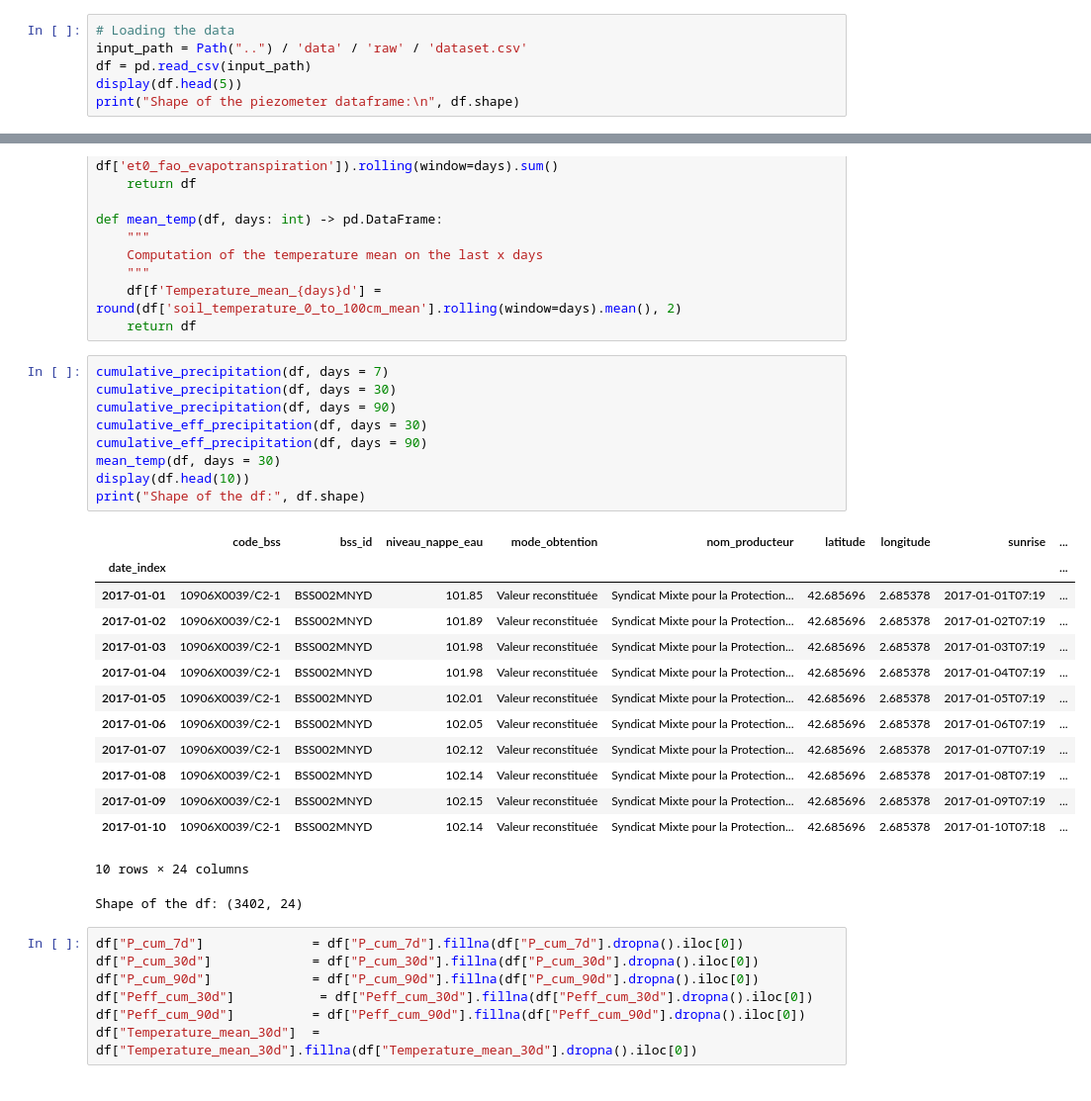
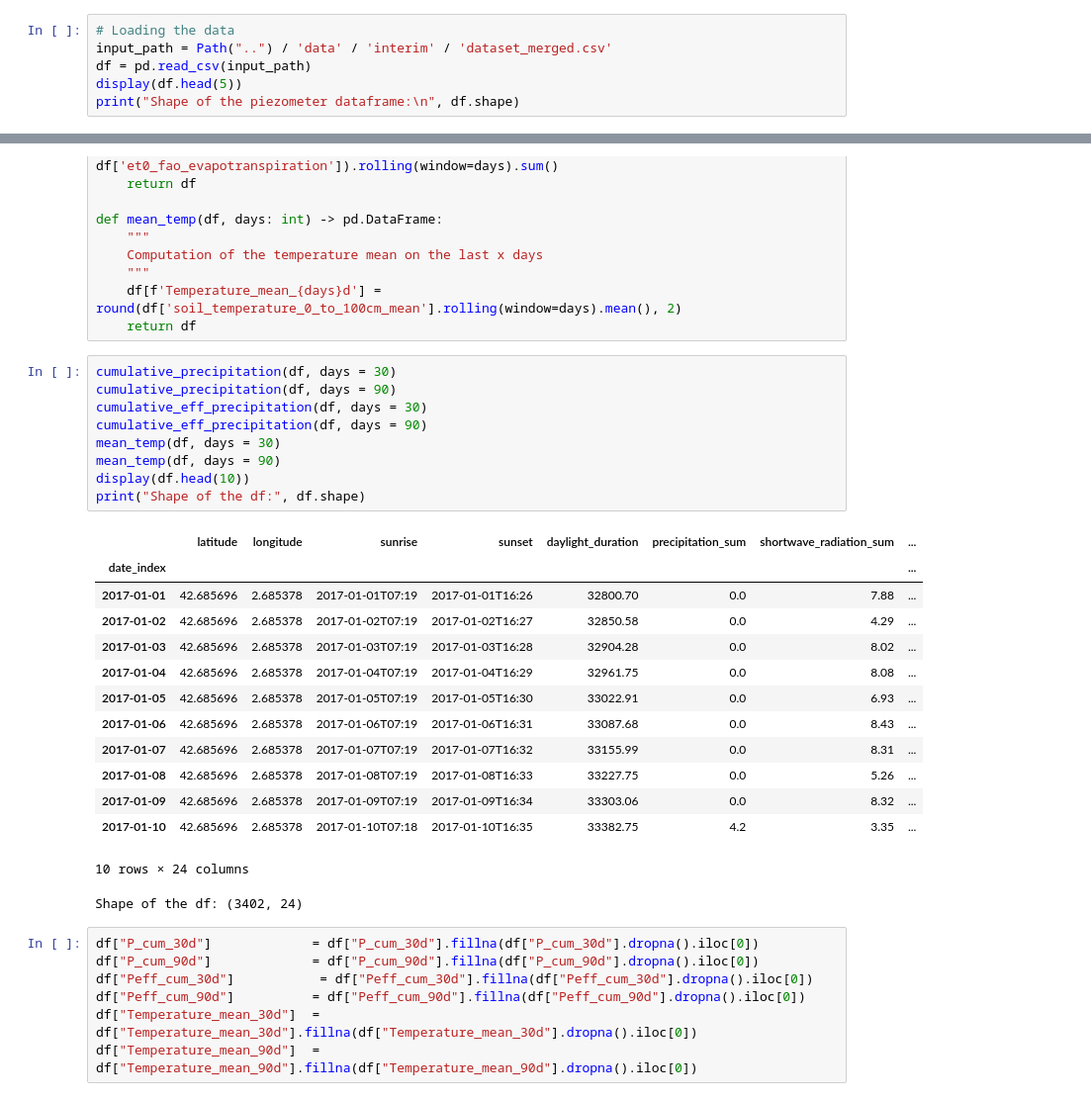
Before and after one commit to lauradmch/NappeCast-forecasting, a Jupyter notebook: notebooks/features_engineering.ipynb, the cells around one changed output, grey strips where cells are left out. Shown at 99% size. Cells and saved outputs as stored; diff of their text form.

```diff
--- a/notebooks/features_engineering.ipynb
+++ b/notebooks/features_engineering.ipynb
@@ -8,6 +10,6 @@ import numpy as np
 # %%
 # Loading the data
-input_path = Path("..") / 'data' / 'raw' / 'dataset.csv'
+input_path = Path("..") / 'data' / 'interim' / 'dataset_merged.csv'
 df = pd.read_csv(input_path)
 display(df.head(5))
 print("Shape of the piezometer dataframe:\n", df.shape)
@@ -178,36 +180,36 @@ def mean_temp(df, days: int) -> pd.DataFrame:
     df[f'Temperature_mean_{days}d'] = round(df['soil_temperature_0_to_100cm_mean'].rolling(window=days).mean(), 2)
     return df
 # %%
-cumulative_precipitation(df, days = 7)
 cumulative_precipitation(df, days = 30)
 cumulative_precipitation(df, days = 90)
 cumulative_eff_precipitation(df, days = 30)
 cumulative_eff_precipitation(df, days = 90)
 mean_temp(df, days = 30)
+mean_temp(df, days = 90)
 display(df.head(10))
 print("Shape of the df:", df.shape)
 # %% [output]
-|  | code_bss | bss_id | niveau_nappe_eau | mode_obtention | nom_producteur | latitude | longitude | sunrise | ... |
-| date_index |  |  |  |  |  |  |  |  | ... |
-| 2017-01-01 | 10906X0039/C2-1 | BSS002MNYD | 101.85 | Valeur reconstituée | Syndicat Mixte pour la Protection... | 42.685696 | 2.685378 | 2017-01-01T07:19 | ... |
-| 2017-01-02 | 10906X0039/C2-1 | BSS002MNYD | 101.89 | Valeur reconstituée | Syndicat Mixte pour la Protection... | 42.685696 | 2.685378 | 2017-01-02T07:19 | ... |
-| 2017-01-03 | 10906X0039/C2-1 | BSS002MNYD | 101.98 | Valeur reconstituée | Syndicat Mixte pour la Protection... | 42.685696 | 2.685378 | 2017-01-03T07:19 | ... |
-| 2017-01-04 | 10906X0039/C2-1 | BSS002MNYD | 101.98 | Valeur reconstituée | Syndicat Mixte pour la Protection... | 42.685696 | 2.685378 | 2017-01-04T07:19 | ... |
-| 2017-01-05 | 10906X0039/C2-1 | BSS002MNYD | 102.01 | Valeur reconstituée | Syndicat Mixte pour la Protection... | 42.685696 | 2.685378 | 2017-01-05T07:19 | ... |
-| 2017-01-06 | 10906X0039/C2-1 | BSS002MNYD | 102.05 | Valeur reconstituée | Syndicat Mixte pour la Protection... | 42.685696 | 2.685378 | 2017-01-06T07:19 | ... |
-| 2017-01-07 | 10906X0039/C2-1 | BSS002MNYD | 102.12 | Valeur reconstituée | Syndicat Mixte pour la Protection... | 42.685696 | 2.685378 | 2017-01-07T07:19 | ... |
-| 2017-01-08 | 10906X0039/C2-1 | BSS002MNYD | 102.14 | Valeur reconstituée | Syndicat Mixte pour la Protection... | 42.685696 | 2.685378 | 2017-01-08T07:19 | ... |
-| 2017-01-09 | 10906X0039/C2-1 | BSS002MNYD | 102.15 | Valeur reconstituée | Syndicat Mixte pour la Protection... | 42.685696 | 2.685378 | 2017-01-09T07:19 | ... |
-| 2017-01-10 | 10906X0039/C2-1 | BSS002MNYD | 102.14 | Valeur reconstituée | Syndicat Mixte pour la Protection... | 42.685696 | 2.685378 | 2017-01-10T07:18 | ... |
+|  | latitude | longitude | sunrise | sunset | daylight_duration | precipitation_sum | shortwave_radiation_sum | ... |
+| date_index |  |  |  |  |  |  |  | ... |
+| 2017-01-01 | 42.685696 | 2.685378 | 2017-01-01T07:19 | 2017-01-01T16:26 | 32800.70 | 0.0 | 7.88 | ... |
+| 2017-01-02 | 42.685696 | 2.685378 | 2017-01-02T07:19 | 2017-01-02T16:27 | 32850.58 | 0.0 | 4.29 | ... |
+| 2017-01-03 | 42.685696 | 2.685378 | 2017-01-03T07:19 | 2017-01-03T16:28 | 32904.28 | 0.0 | 8.02 | ... |
+| 2017-01-04 | 42.685696 | 2.685378 | 2017-01-04T07:19 | 2017-01-04T16:29 | 32961.75 | 0.0 | 8.08 | ... |
+| 2017-01-05 | 42.685696 | 2.685378 | 2017-01-05T07:19 | 2017-01-05T16:30 | 33022.91 | 0.0 | 6.93 | ... |
+| 2017-01-06 | 42.685696 | 2.685378 | 2017-01-06T07:19 | 2017-01-06T16:31 | 33087.68 | 0.0 | 8.43 | ... |
+| 2017-01-07 | 42.685696 | 2.685378 | 2017-01-07T07:19 | 2017-01-07T16:32 | 33155.99 | 0.0 | 8.31 | ... |
+| 2017-01-08 | 42.685696 | 2.685378 | 2017-01-08T07:19 | 2017-01-08T16:33 | 33227.75 | 0.0 | 5.26 | ... |
+| 2017-01-09 | 42.685696 | 2.685378 | 2017-01-09T07:19 | 2017-01-09T16:34 | 33303.06 | 0.0 | 8.32 | ... |
+| 2017-01-10 | 42.685696 | 2.685378 | 2017-01-10T07:18 | 2017-01-10T16:35 | 33382.75 | 4.2 | 3.35 | ... |
 10 rows × 24 columns
 Shape of the df: (3402, 24)
 # %%
-df["P_cum_7d"]              = df["P_cum_7d"].fillna(df["P_cum_7d"].dropna().iloc[0])
 df["P_cum_30d"]             = df["P_cum_30d"].fillna(df["P_cum_30d"].dropna().iloc[0])
 df["P_cum_90d"]             = df["P_cum_90d"].fillna(df["P_cum_90d"].dropna().iloc[0])
 df["Peff_cum_30d"]           = df["Peff_cum_30d"].fillna(df["Peff_cum_30d"].dropna().iloc[0])
 df["Peff_cum_90d"]          = df["Peff_cum_90d"].fillna(df["Peff_cum_90d"].dropna().iloc[0])
 df["Temperature_mean_30d"]  = df["Temperature_mean_30d"].fillna(df["Temperature_mean_30d"].dropna().iloc[0])
+df["Temperature_mean_90d"]  = df["Temperature_mean_90d"].fillna(df["Temperature_mean_90d"].dropna().iloc[0])
 # %%
 df.isnull().sum()
 # %% [output]
```
Also changed, not shown: parts of 15 cells of this notebook, 2 other files.
